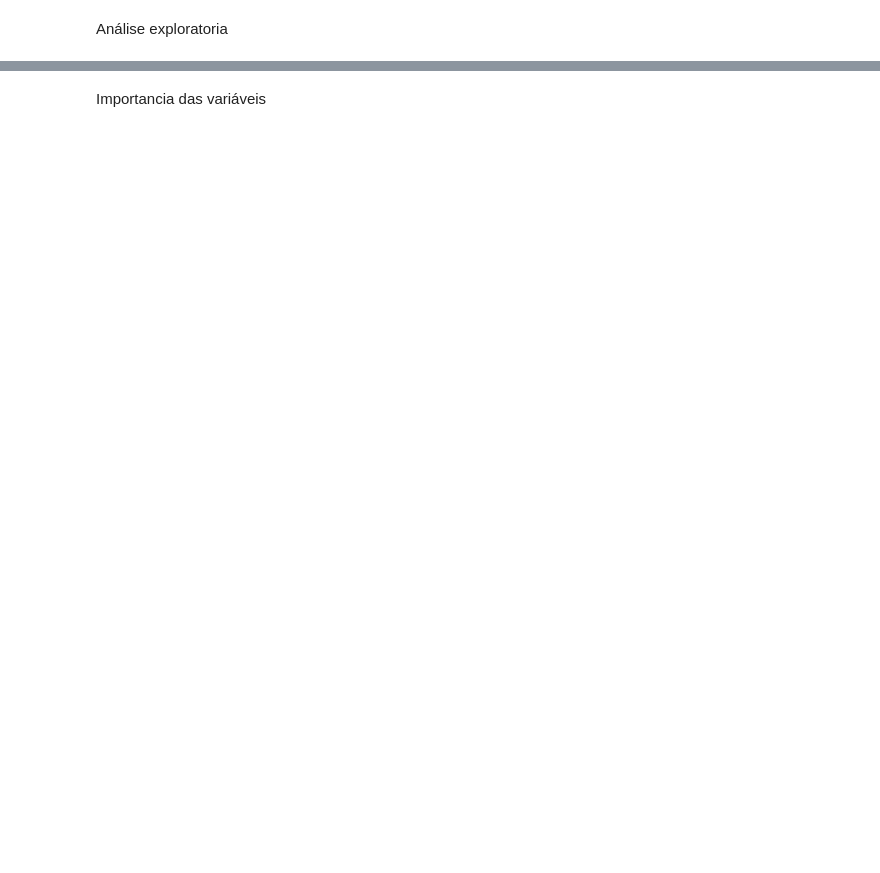
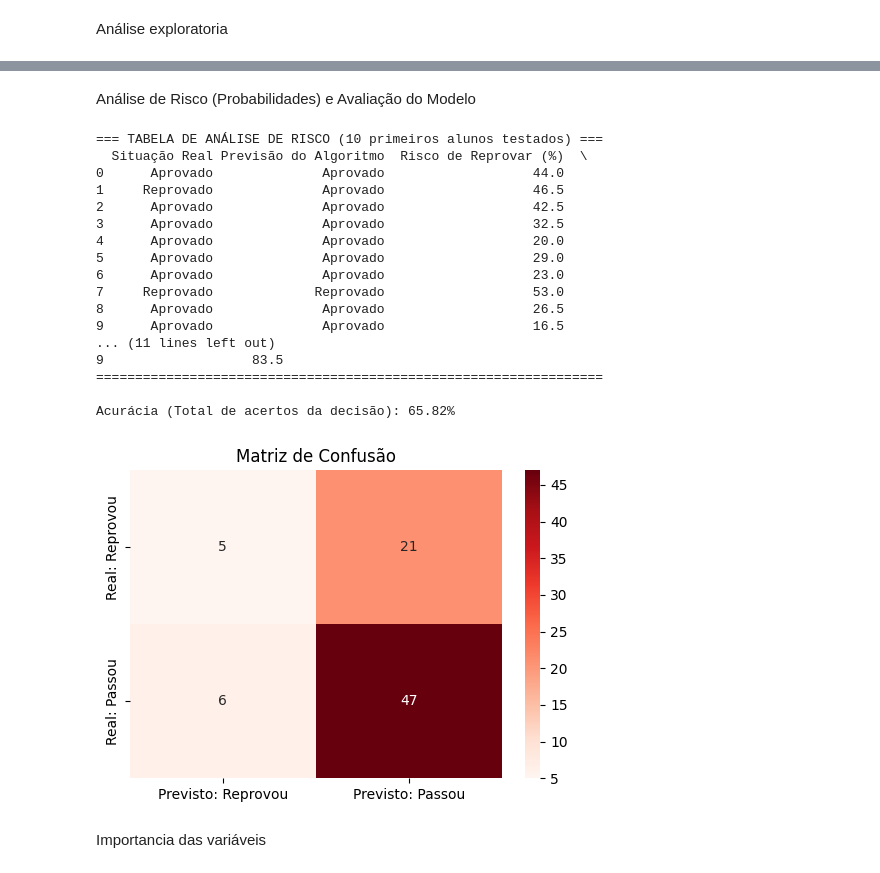
Before and after one commit to luisffarias-dev/ML_Previsao_de_Performace, a Jupyter notebook: Previsao_de_perfomace.ipynb, the cells around one changed output, grey strips where cells are left out. Drawn from its saved outputs; the diff is of its cells as text; code cells hidden in the pictures; blank space fills up the shorter version.

```diff
--- a/Previsao_de_perfomace.ipynb
+++ b/Previsao_de_perfomace.ipynb
@@ -176,3 +172,61 @@ R²: 0.8113810489794643
+# %% [markdown]
+Análise de Risco (Probabilidades) e Avaliação do Modelo
+# %%
+# 1. CALCULANDO AS PROBABILIDADES
+# O predict_proba retorna uma matriz com duas colunas: [chance_de_0, chance_de_1]
+probabilidades = modelo_class.predict_proba(X_test_class)
+
+# Pegamos a coluna 0 (chance de ser 0 = Reprovar) e multiplicamos por 100 para virar %
+chance_reprovar = probabilidades[:, 0] * 100
+chance_aprovar = probabilidades[:, 1] * 100
+
+# 2. MONTANDO A TABELA DE ANÁLISE DE RISCO
+analise_risco = pd.DataFrame({
+    'Situação Real': y_test_class.values,
+    'Previsão do Algoritmo': y_pred_class,
+    'Risco de Reprovar (%)': np.round(chance_reprovar, 2),
+    'Chance de Aprovar (%)': np.round(chance_aprovar, 2)
+})
+
+# Traduzindo os números 0 e 1 para texto para ficar mais fácil de ler
+mapa_status = {1: 'Aprovado', 0: 'Reprovado'}
+analise_risco['Situação Real'] = analise_risco['Situação Real'].map(mapa_status)
+analise_risco['Previsão do Algoritmo'] = analise_risco['Previsão do Algoritmo'].map(mapa_status)
+
+print("=== TABELA DE ANÁLISE DE RISCO (10 primeiros alunos testados) ===")
+print(analise_risco.head(10))
+print("=================================================================\n")
+
+# 3. MÉTRICAS GERAIS
+print("Acurácia (Total de acertos da decisão): {:.2f}%".format(accuracy_score(y_test_class, y_pred_class) * 100))
+
+# Matriz de Confusão Visual
+cm = confusion_matrix(y_test_class, y_pred_class)
+plt.figure(figsize=(6,4))
+sns.heatmap(cm, annot=True, fmt='d', cmap='Reds', # Usando vermelho para alertar sobre o risco
+            xticklabels=['Previsto: Reprovou', 'Previsto: Passou'],
+            yticklabels=['Real: Reprovou', 'Real: Passou'])
+plt.title('Matriz de Confusão')
+plt.show()
+# %% [output]
+=== TABELA DE ANÁLISE DE RISCO (10 primeiros alunos testados) ===
+  Situação Real Previsão do Algoritmo  Risco de Reprovar (%)  \
+0      Aprovado              Aprovado                   44.0
+1     Reprovado              Aprovado                   46.5
+2      Aprovado              Aprovado                   42.5
+3      Aprovado              Aprovado                   32.5
+4      Aprovado              Aprovado                   20.0
+5      Aprovado              Aprovado                   29.0
+6      Aprovado              Aprovado                   23.0
+7     Reprovado             Reprovado                   53.0
+8      Aprovado              Aprovado                   26.5
+9      Aprovado              Aprovado                   16.5
+... (11 lines left out)
+9                   83.5
+=================================================================
+
+Acurácia (Total de acertos da decisão): 65.82%
+[figure, added]
 # %% [markdown]
 Importancia das variáveis
 # %%
```
Also changed, not shown: parts of 27 cells of this notebook.
